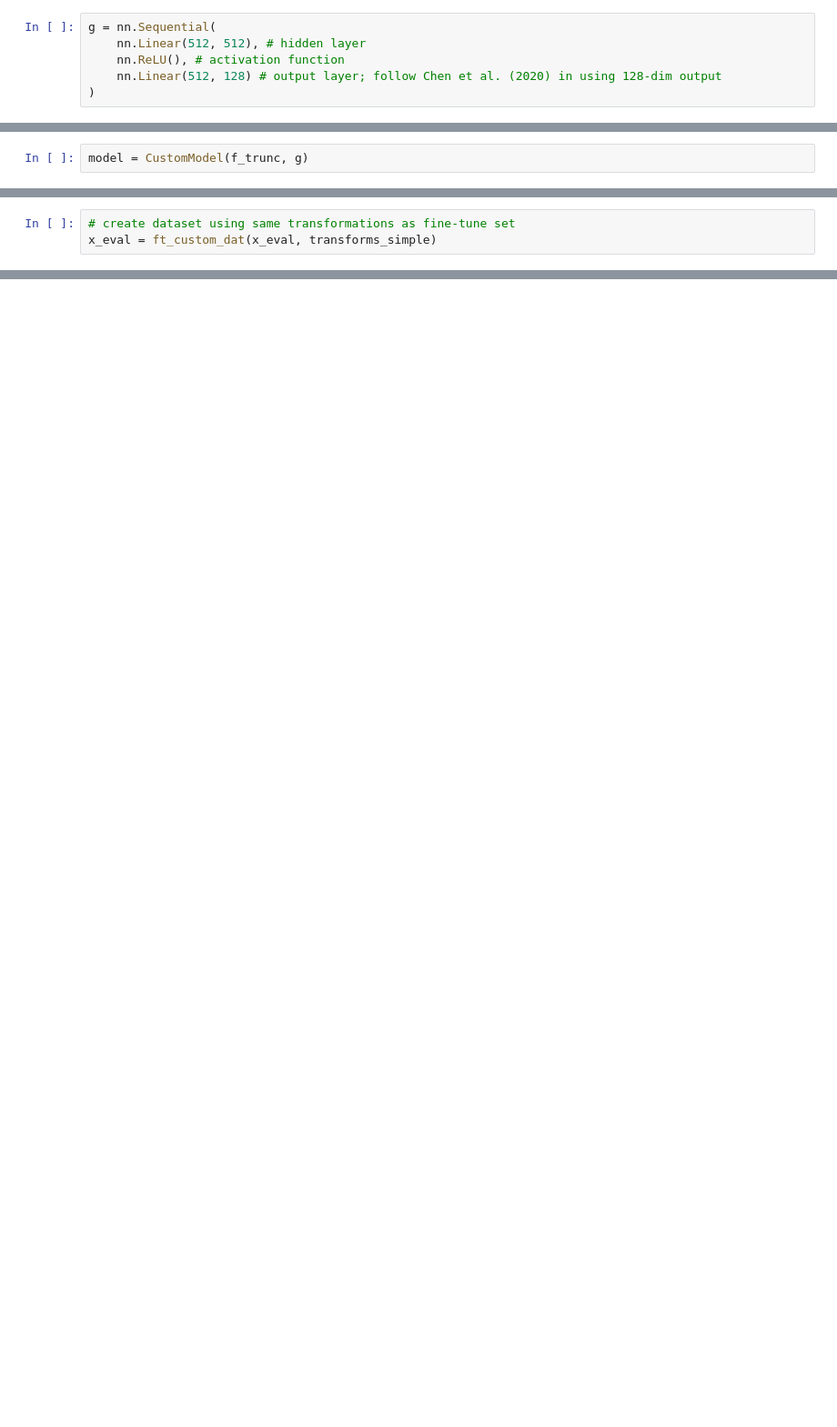
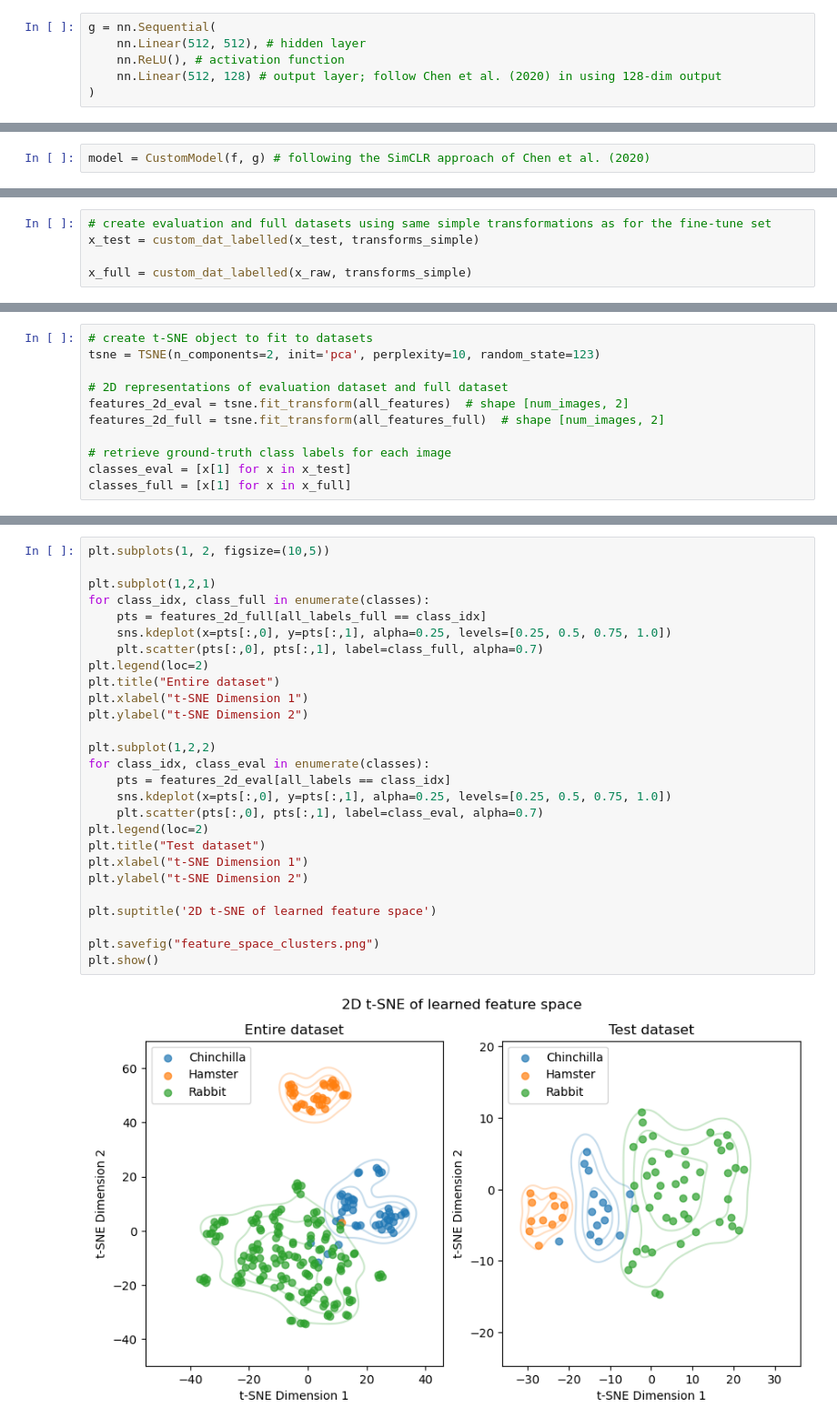
Before and after one commit to JoeGillard/CodeChallenge, a Jupyter notebook: code-challenge.ipynb, the cells around one changed output, grey strips where cells are left out. Shown at 91% size. Drawn from its saved outputs; the diff is of its cells as text; blank space fills up the shorter version.

```diff
--- a/code-challenge.ipynb
+++ b/code-challenge.ipynb
@@ -119,2 +234,2 @@ Create an instance of our model:
 # %%
-model = CustomModel(f_trunc, g)
+model = CustomModel(f, g) # following the SimCLR approach of Chen et al. (2020)
@@ -280,3 +614,5 @@ Epoch [10/3]
 # %%
-# create dataset using same transformations as fine-tune set
-x_eval = ft_custom_dat(x_eval, transforms_simple)
+# create evaluation and full datasets using same simple transformations as for the fine-tune set
+x_test = custom_dat_labelled(x_test, transforms_simple)
+
+x_full = custom_dat_labelled(x_raw, transforms_simple)
@@ -339,0 +711,11 @@ plt.show()
+# %%
+# create t-SNE object to fit to datasets
+tsne = TSNE(n_components=2, init='pca', perplexity=10, random_state=123)
+
+# 2D representations of evaluation dataset and full dataset
+features_2d_eval = tsne.fit_transform(all_features)  # shape [num_images, 2]
+features_2d_full = tsne.fit_transform(all_features_full)  # shape [num_images, 2]
+
+# retrieve ground-truth class labels for each image
+classes_eval = [x[1] for x in x_test]
+classes_full = [x[1] for x in x_full]
@@ -339,0 +724,29 @@ plt.show()
+# %%
+plt.subplots(1, 2, figsize=(10,5))
+
+plt.subplot(1,2,1)
+for class_idx, class_full in enumerate(classes):
+    pts = features_2d_full[all_labels_full == class_idx]
+    sns.kdeplot(x=pts[:,0], y=pts[:,1], alpha=0.25, levels=[0.25, 0.5, 0.75, 1.0])
+    plt.scatter(pts[:,0], pts[:,1], label=class_full, alpha=0.7)
+plt.legend(loc=2)
+plt.title("Entire dataset")
+plt.xlabel("t-SNE Dimension 1")
+plt.ylabel("t-SNE Dimension 2")
+
+plt.subplot(1,2,2)
+for class_idx, class_eval in enumerate(classes):
+    pts = features_2d_eval[all_labels == class_idx]
+    sns.kdeplot(x=pts[:,0], y=pts[:,1], alpha=0.25, levels=[0.25, 0.5, 0.75, 1.0])
+    plt.scatter(pts[:,0], pts[:,1], label=class_eval, alpha=0.7)
+plt.legend(loc=2)
+plt.title("Test dataset")
+plt.xlabel("t-SNE Dimension 1")
+plt.ylabel("t-SNE Dimension 2")
+
+plt.suptitle('2D t-SNE of learned feature space')
+
+plt.savefig("feature_space_clusters.png")
+plt.show()
+# %% [output]
+[figure, added]
```
Also changed, not shown: parts of 80 cells of this notebook, 8 other files.
